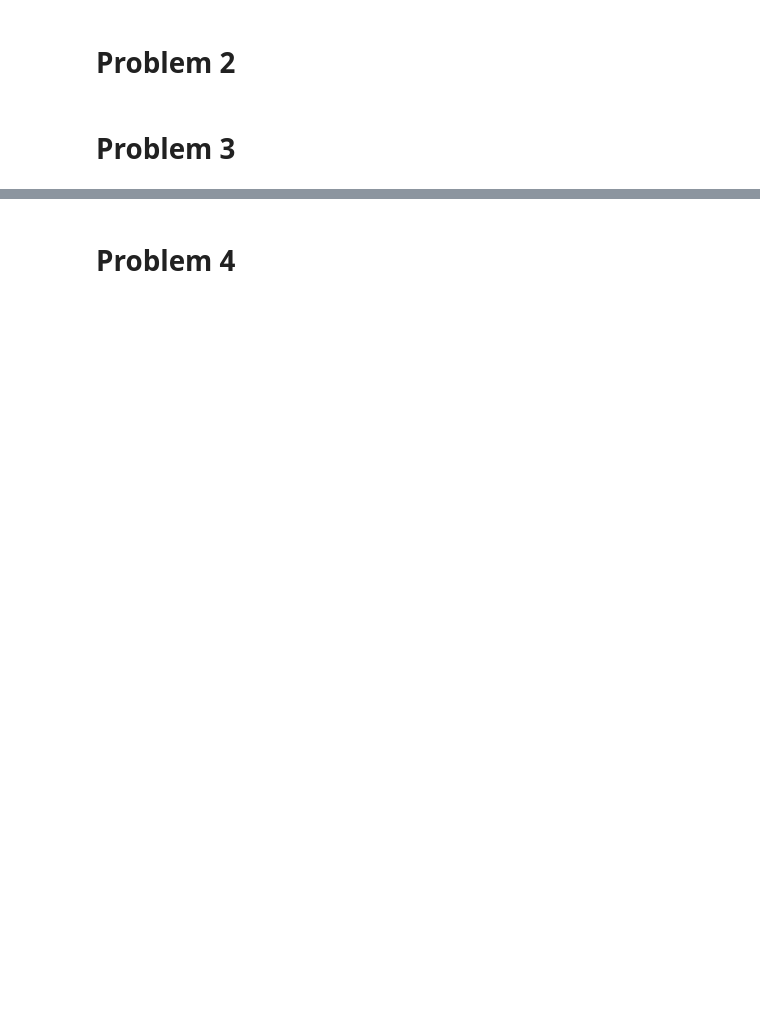
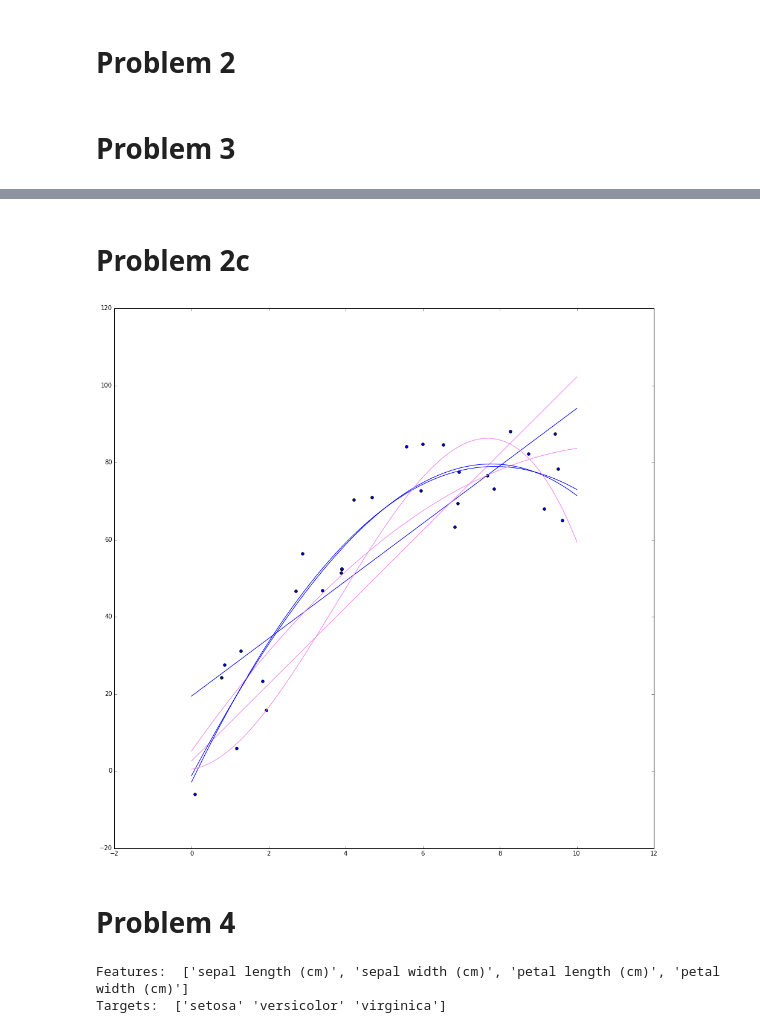
Before and after one commit to ciechowoj/nn_assignments, a Jupyter notebook: assignment2/starter_code.ipynb, the cells around one changed output, grey strips where cells are left out. Drawn from its saved outputs; the diff is of its cells as text; code cells hidden in the pictures; blank space fills up the shorter version.

```diff
--- a/assignment2/starter_code.ipynb
+++ b/assignment2/starter_code.ipynb
@@ -223,12 +361,73 @@ print "Found optimum at %s in %d steps (true minimum is at [1,1])" % (Xopt, len(
+# %% [markdown]
+# Problem 2c
+# %%
+def plot_fun(f, x0, x1, c, n = 1000, **kwargs):
+    X = linspace(x0, x1, n)
+    Y = [f(x) for x in X]
+
+    pyplot.plot(X, Y, c)
+
+def plot_poly(P, x0, x1, c, n = 1000, **kwargs):
+    def f(x):
+        return sum(p * x ** i for i, p in enumerate(P))
+
+    plot_fun(f, x0, x1, c, n, **kwargs)
+
+def generate(n):
+    X = numpy.random.uniform(0, 10, n)
+    Y = numpy.array([numpy.random.normal(1 + 20 * x - 1.3 * x ** 2, 7) for x in X])
+    return X, Y
+
+X, Y = generate(30)
+
+def fit(X, Y, d):
+    X = numpy.array([[x ** i for i in range(d + 1)] for x in X]).T
+    Y = Y.copy().reshape(1, Y.shape[0])
+    Theta = dot(dot(linalg.inv(dot(X, X.T)), X), Y.T)
+    return Theta
+
+def fit_gd(X, Y, d, alpha = 1e-10, s = 1000):
+    X = numpy.array([[x ** i for i in range(d + 1)] for x in X]).T
+    Y = Y.copy().reshape(1, Y.shape[0])
+
+    def f(Theta):
+        M = dot(Theta.T, X) - Y
+        R = dot(M, M.T)
+        G = - 2 * dot(X, Y.T) + 2 * dot(dot(X, X.T), Theta)
+        return R, G
+
+    Theta = array([0 for i in range(d + 1)]).reshape(d + 1, 1)
+
+    R, H = GD(f, Theta, alpha=alpha, stop_tolerance=1e-10, max_steps = s)
+
+    return R
+
+pyplot.scatter(X, Y)
+
+plot_poly(fit(X, Y, 1), 0, 10, 'b')
+plot_poly(fit_gd(X, Y, 1, 1e-10, 5000), 0, 10, 'violet')
+
+plot_poly(fit(X, Y, 2), 0, 10, 'b')
+plot_poly(fit_gd(X, Y, 2, 2e-11, 100000), 0, 10, 'violet')
+
+plot_poly(fit(X, Y, 3), 0, 10, 'b')
+plot_poly(fit_gd(X, Y, 3, 1e-12, 100000), 0, 10, 'violet')
+
+pyplot.show()
+# %% [output]
+[figure, added]
 # %% [markdown]
 # Problem 4
 # %%
 from sklearn import datasets
 iris = datasets.load_iris()
-print 'Features: ', iris.feature_names
-print 'Targets: ', iris.target_names
+print('Features: ', iris.feature_names)
+print('Targets: ', iris.target_names)
 petal_length = iris.data[:,iris.feature_names.index('petal length (cm)')]
 petal_width = iris.data[:, iris.feature_names.index('petal width (cm)')]
+# %% [output]
+Features:  ['sepal length (cm)', 'sepal width (cm)', 'petal length (cm)', 'petal width (cm)']
+Targets:  ['setosa' 'versicolor' 'virginica']
 # %%
 #Extract the petal_length and petal_width of versicolors and virginicas
 
```
Also changed, not shown: parts of 16 cells of this notebook, 2 other files.
